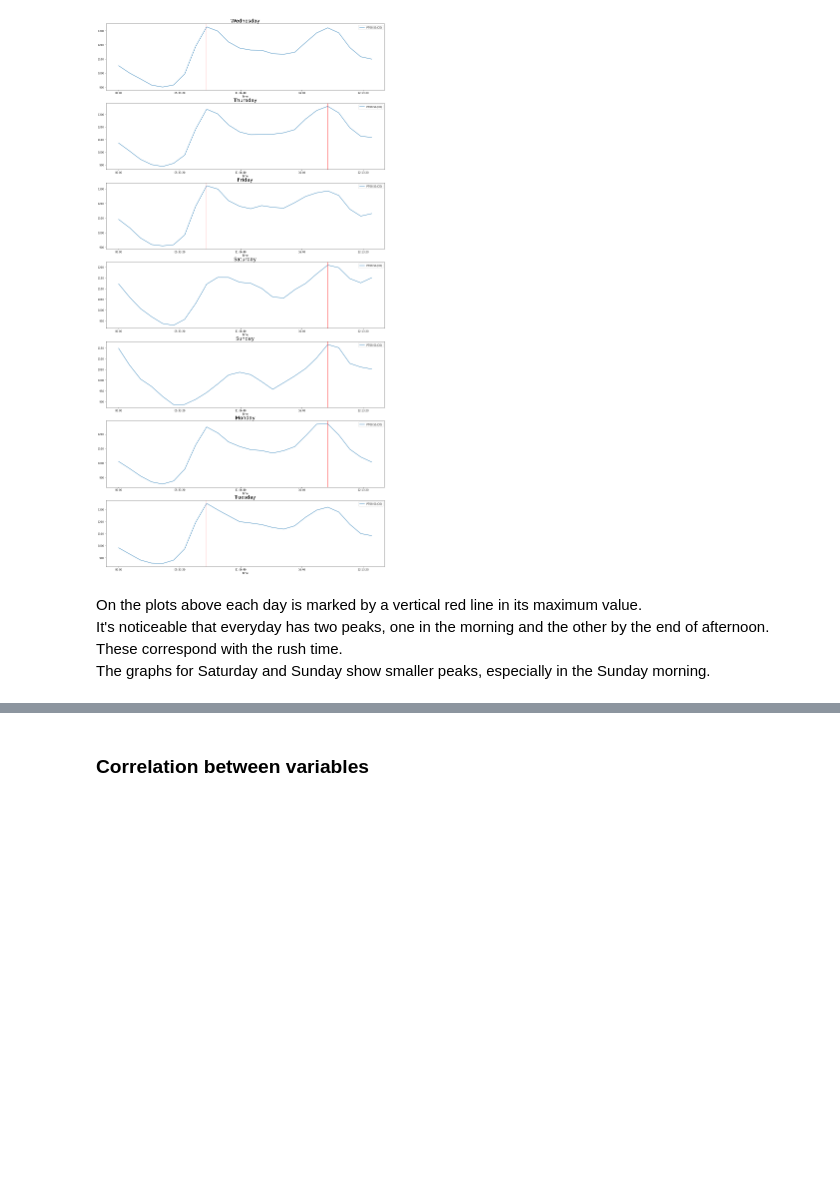
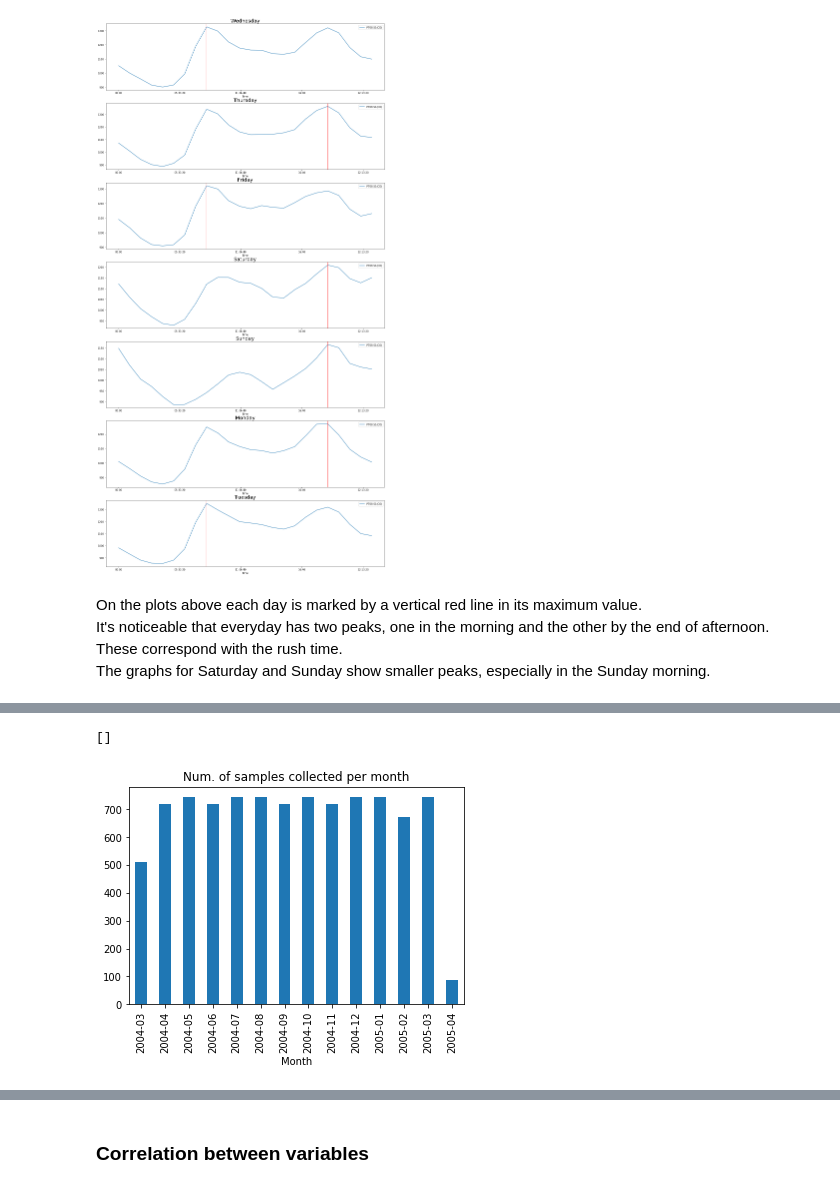
Before and after one commit to elisiojsj/Data-Science, a Jupyter notebook: CO_concentration-analysis.ipynb, the cells around one changed output, grey strips where cells are left out. Cells and saved outputs as stored; diff of their text form; code cells hidden in the pictures; blank space fills up the shorter version.

```diff
--- a/CO_concentration-analysis.ipynb
+++ b/CO_concentration-analysis.ipynb
@@ -257,0 +283,6 @@ The graphs for Saturday and Sunday show smaller peaks, especially in the Sunday
+# %%
+month_grp['PT08.S1(CO)'].count().plot.bar().set_title('Num. of samples collected per month')
+plt.plot()
+# %% [output]
+[]
+[figure, added]
```
Also changed, not shown: parts of 10 cells of this notebook.
